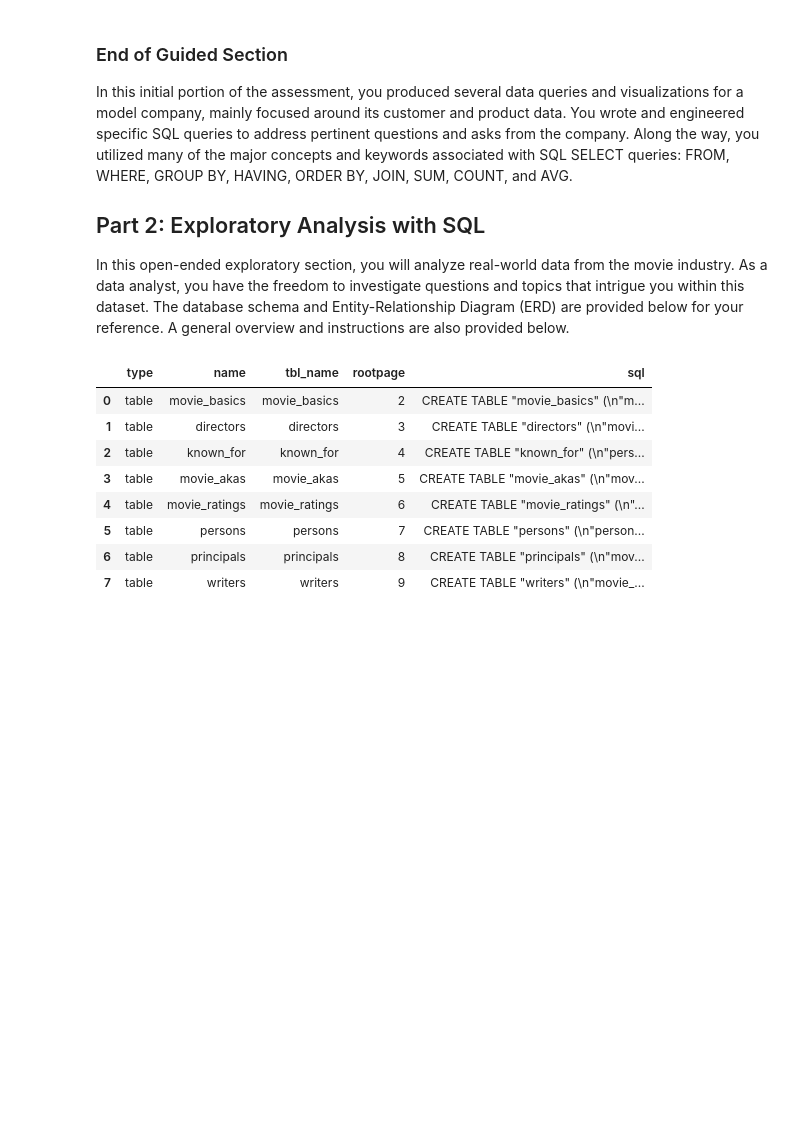
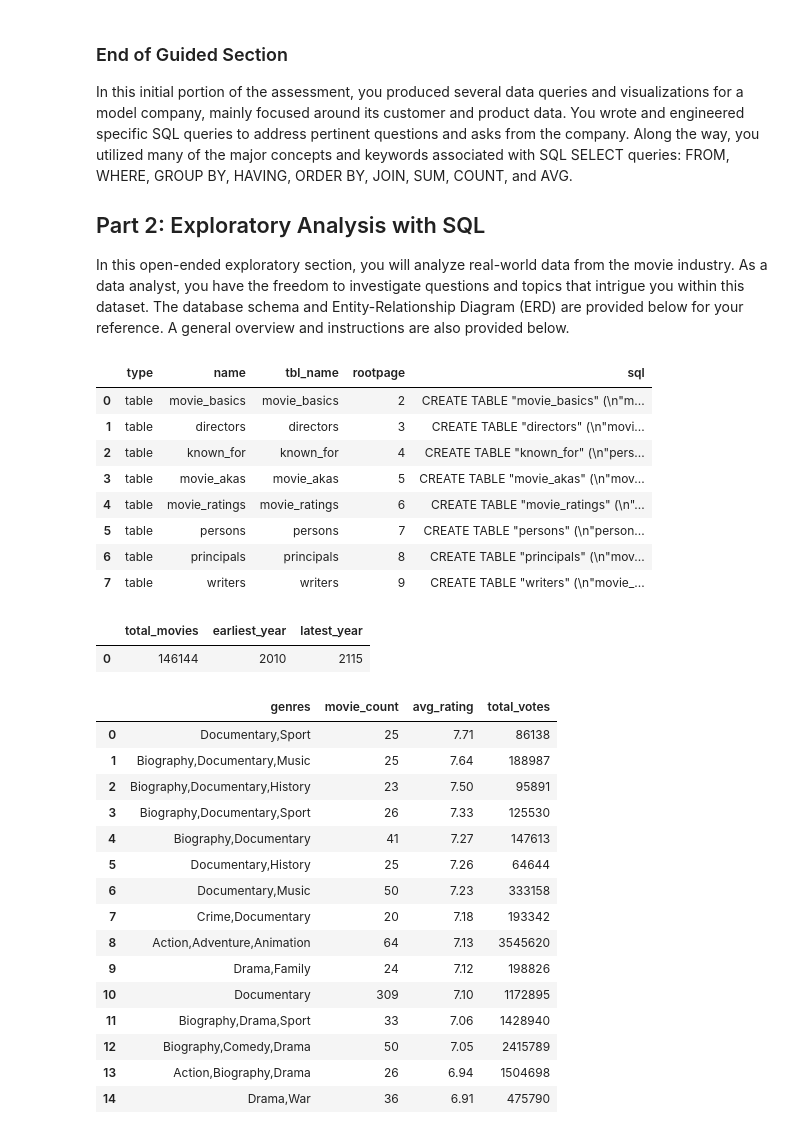
Before and after one commit to oliverkiplagat/dsc-sql-summative-lab, a Jupyter notebook: SQLSummativeLab.ipynb, the cells around one changed output. Cells and saved outputs as stored; diff of their text form; code cells hidden in the pictures; blank space fills up the shorter version.

```diff
--- a/SQLSummativeLab.ipynb
+++ b/SQLSummativeLab.ipynb
@@ -727,3 +749,53 @@ schema_df
 | 5 | table | persons | persons | 7 | CREATE TABLE "persons" (\n"person... |
 | 6 | table | principals | principals | 8 | CREATE TABLE "principals" (\n"mov... |
 | 7 | table | writers | writers | 9 | CREATE TABLE "writers" (\n"movie_... |
+# %%
+# How big is this dataset, and what year range are we really dealing with?
+overview = pd.read_sql("""
+SELECT
+    COUNT(*) AS total_movies,
+    MIN(start_year) AS earliest_year,
+    MAX(start_year) AS latest_year
+FROM movie_basics;
+""", conn4)
+
+overview
+# %% [output]
+|  | total_movies | earliest_year | latest_year |
+| 0 | 146144 | 2010 | 2115 |
+# %%
+genre_ratings = pd.read_sql("""
+SELECT
+    mb.genres,
+    COUNT(*) AS movie_count,
+    ROUND(AVG(mr.averagerating), 2) AS avg_rating,
+    SUM(mr.numvotes) AS total_votes
+FROM movie_basics mb
+JOIN movie_ratings mr ON mb.movie_id = mr.movie_id
+WHERE mb.start_year BETWEEN 2010 AND 2019
+    AND mb.genres IS NOT NULL
+    AND mr.numvotes >= 1000
+GROUP BY mb.genres
+HAVING movie_count >= 20
+ORDER BY avg_rating DESC
+LIMIT 15;
+""", conn4)
+
+genre_ratings
+# %% [output]
+|  | genres | movie_count | avg_rating | total_votes |
+| 0 | Documentary,Sport | 25 | 7.71 | 86138 |
+| 1 | Biography,Documentary,Music | 25 | 7.64 | 188987 |
+| 2 | Biography,Documentary,History | 23 | 7.50 | 95891 |
+| 3 | Biography,Documentary,Sport | 26 | 7.33 | 125530 |
+| 4 | Biography,Documentary | 41 | 7.27 | 147613 |
+| 5 | Documentary,History | 25 | 7.26 | 64644 |
+| 6 | Documentary,Music | 50 | 7.23 | 333158 |
+| 7 | Crime,Documentary | 20 | 7.18 | 193342 |
+| 8 | Action,Adventure,Animation | 64 | 7.13 | 3545620 |
+| 9 | Drama,Family | 24 | 7.12 | 198826 |
+| 10 | Documentary | 309 | 7.10 | 1172895 |
+| 11 | Biography,Drama,Sport | 33 | 7.06 | 1428940 |
+| 12 | Biography,Comedy,Drama | 50 | 7.05 | 2415789 |
+| 13 | Action,Biography,Drama | 26 | 6.94 | 1504698 |
+| 14 | Drama,War | 36 | 6.91 | 475790 |
```
Also changed, not shown: parts of 3 cells of this notebook.
